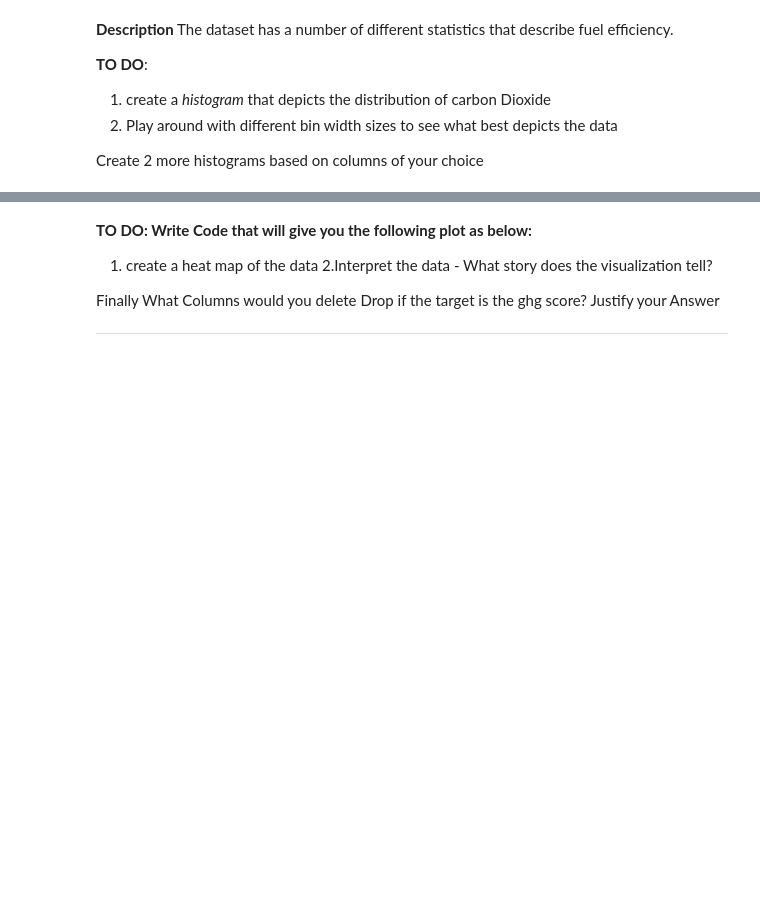
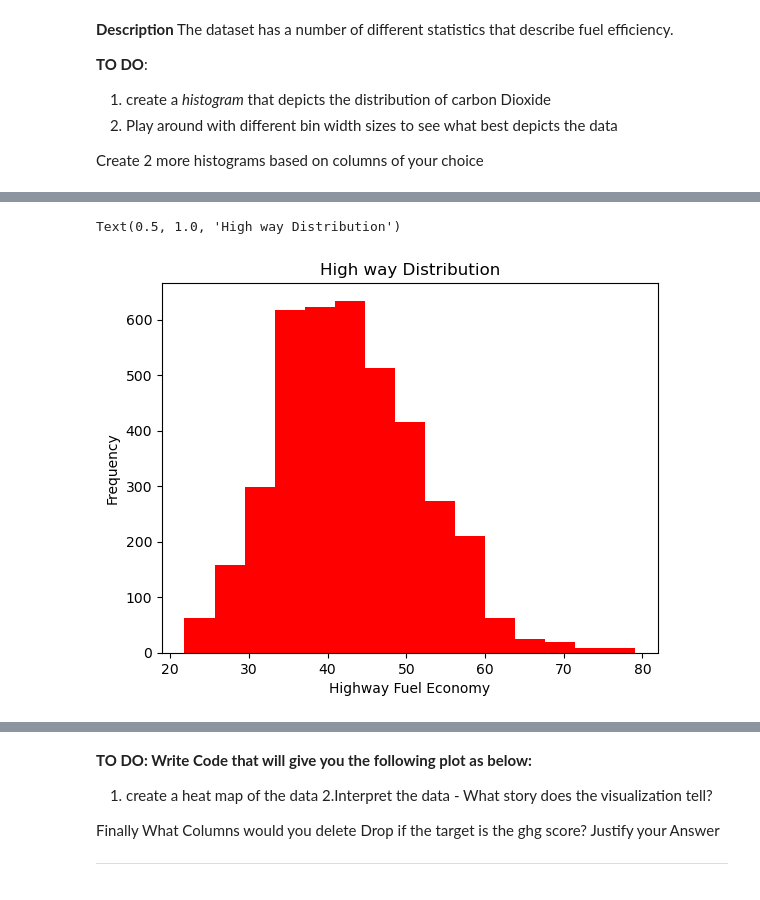
Before and after one commit to AristideI/plotting_assignment, a Jupyter notebook: Plotting Assignment.ipynb, the cells around one changed output, grey strips where cells are left out. Drawn from its saved outputs; the diff is of its cells as text; code cells hidden in the pictures; blank space fills up the shorter version.

```diff
--- a/Plotting Assignment.ipynb
+++ b/Plotting Assignment.ipynb
@@ -82,0 +95,10 @@ plt.hist(fuel_data['comb'])
+# %%
+high_way_data = fuel_econ_data.UHighway
+bin_width = 15
+plt.hist(high_way_data, bins = bin_width, color = 'r')
+plt.xlabel('Highway Fuel Economy')
+plt.ylabel('Frequency')
+plt.title('High way Distribution')
+# %% [output]
+Text(0.5, 1.0, 'High way Distribution')
+[figure, added]
```
Also changed, not shown: parts of 7 cells of this notebook.
